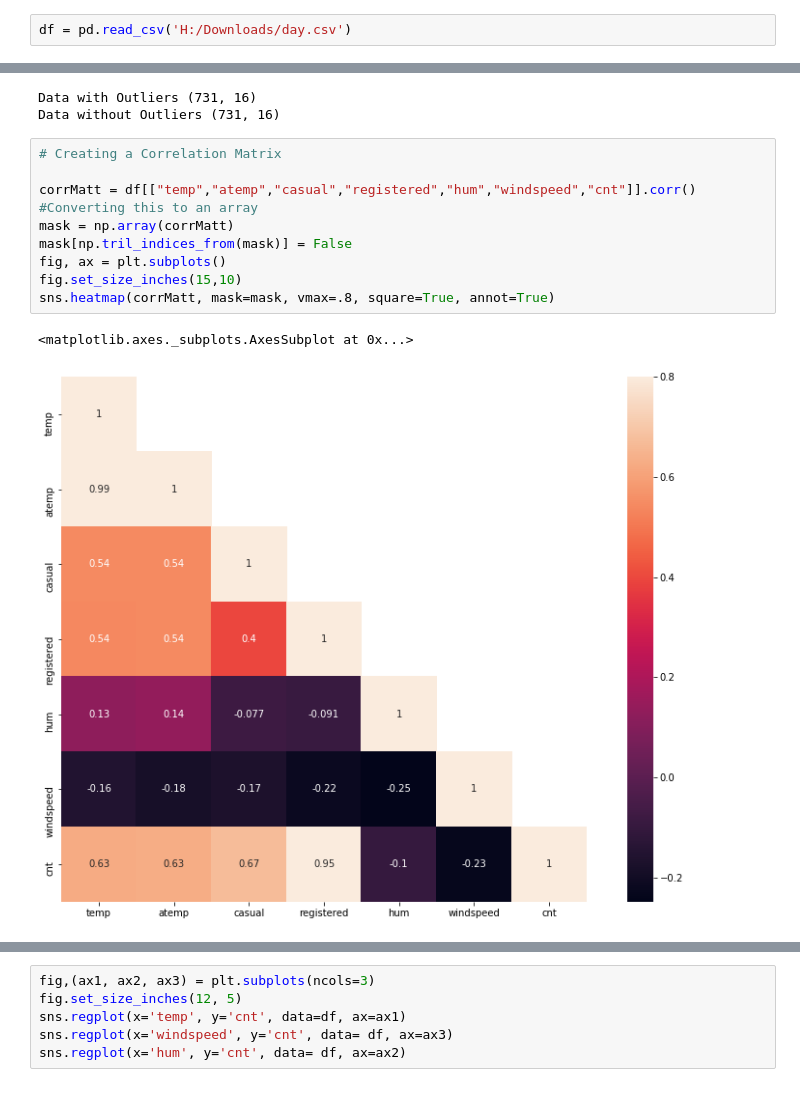
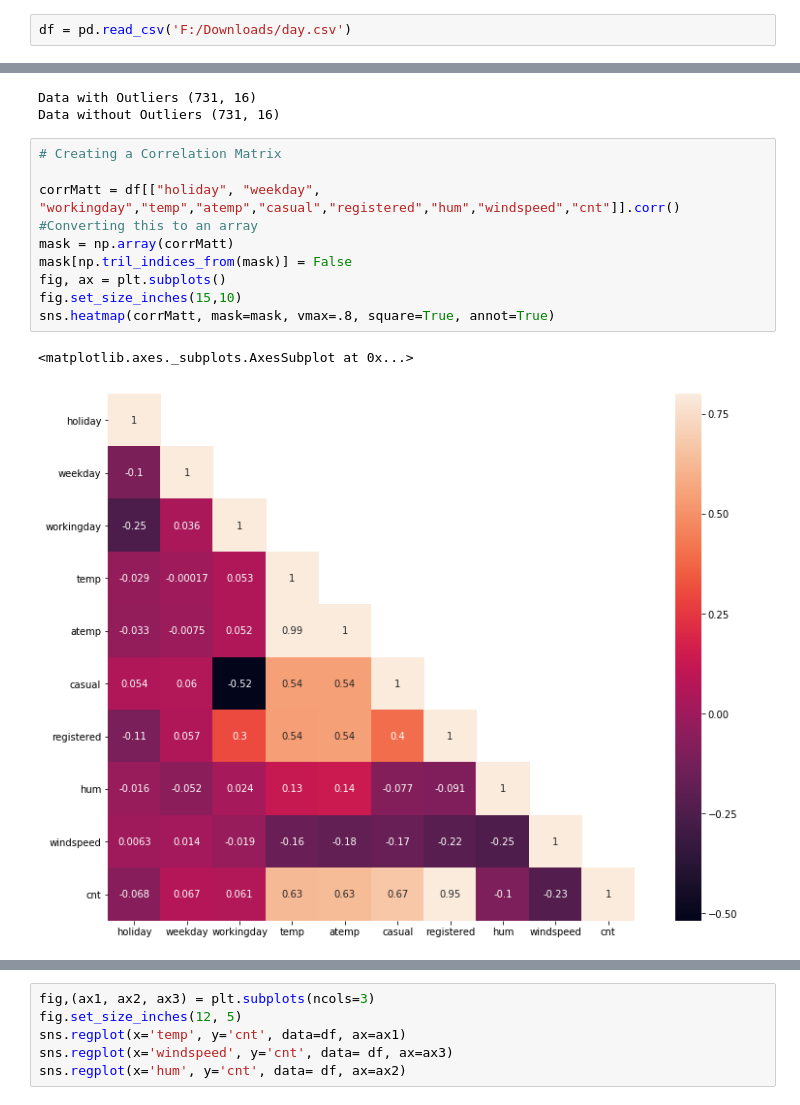
Before and after one commit to 369hiper/Bike-Rental-Prediction, a Jupyter notebook: Bike Rental Prediction.ipynb, the cells around one changed output, grey strips where cells are left out. Saved outputs shown, nothing was run; the diff lists cells and outputs as text.

```diff
--- a/Bike Rental Prediction.ipynb
+++ b/Bike Rental Prediction.ipynb
@@ -5,5 +7,5 @@ import seaborn as sns
 # %%
-df = pd.read_csv('H:/Downloads/day.csv')
+df = pd.read_csv('F:/Downloads/day.csv')
 # %%
 df.head(10)
 # %% [output]
@@ -144,13 +153,13 @@ Data without Outliers (731, 16)
 # %%
 # Creating a Correlation Matrix
 
-corrMatt = df[["temp","atemp","casual","registered","hum","windspeed","cnt"]].corr()
+corrMatt = df[["holiday", "weekday", "workingday","temp","atemp","casual","registered","hum","windspeed","cnt"]].corr()
 #Converting this to an array
 mask = np.array(corrMatt)
 mask[np.tril_indices_from(mask)] = False
 fig, ax = plt.subplots()
 fig.set_size_inches(15,10)
 sns.heatmap(corrMatt, mask=mask, vmax=.8, square=True, annot=True)
 # %% [output]
 <matplotlib.axes._subplots.AxesSubplot at 0x...>
-[figure, old version]
+[figure, new version]
```
Also changed, not shown: parts of 26 cells of this notebook, 5 other files.
